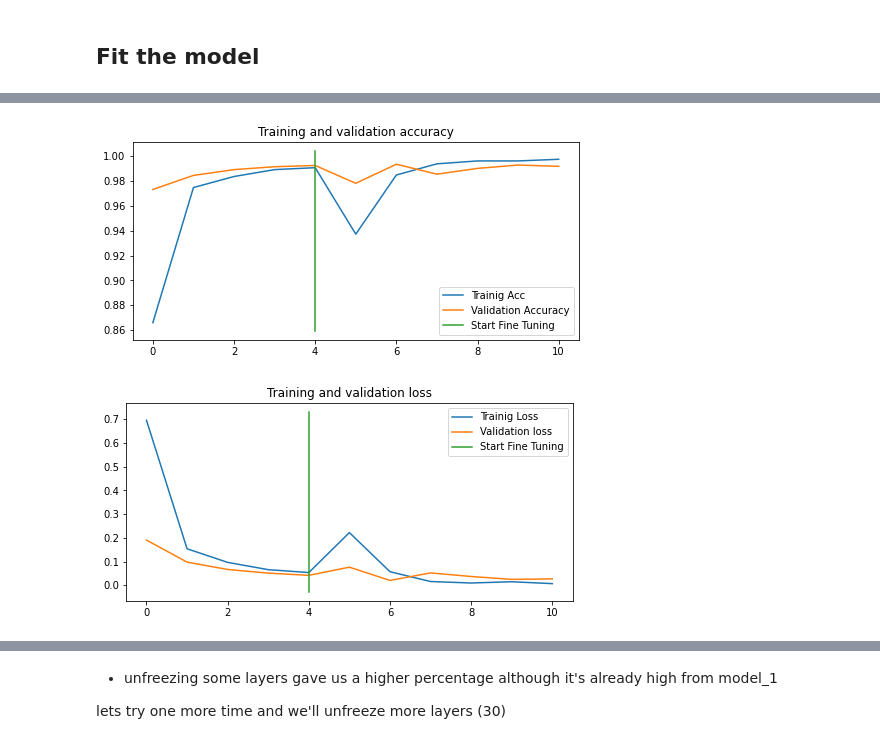
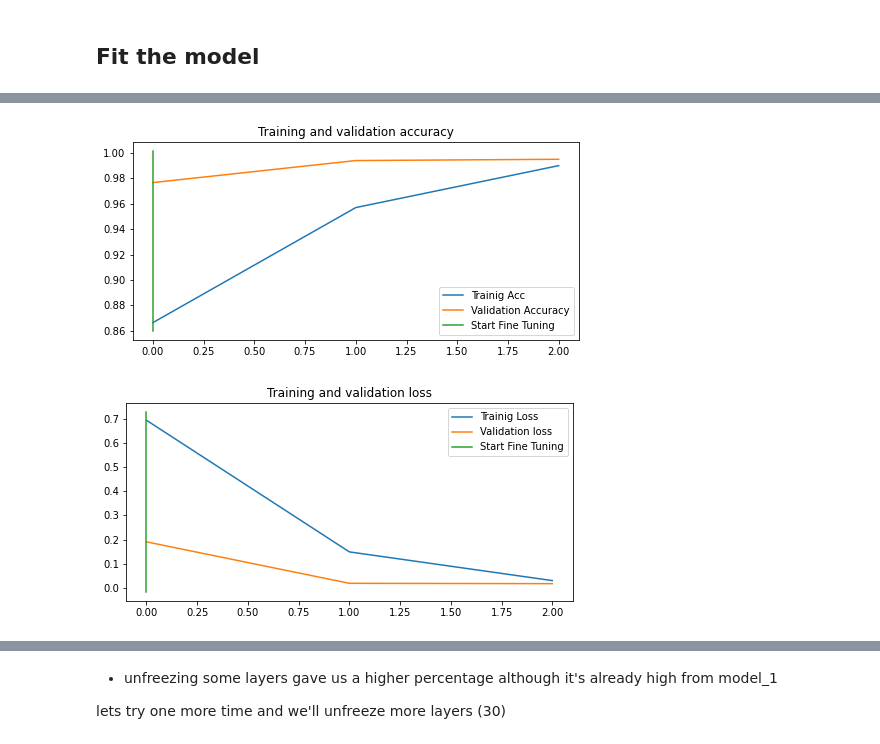
Before and after one commit to kamangir/image-classifier, a Jupyter notebook: image_classifier.ipynb, the cells around one changed output, grey strips where cells are left out. Saved outputs shown, nothing was run; the diff lists cells and outputs as text; code cells hidden in the pictures.

Commit message:
validation - kamangir/bolt#681

```diff
--- a/image_classifier.ipynb
+++ b/image_classifier.ipynb
@@ -28,0 +27,9 @@ TensorFlow: 2.3.2
+# %%
+validation = True
+
+if validation:
+    initial_epochs = 1
+    fine_tune_epochs = 1
+else:
+    initial_epochs = 5
+    fine_tune_epochs = 5
@@ -37,7 +46,7 @@ if 'vegetable-images.zip?dl=0' not in list_dir:
   !wget https://www.dropbox.com/s/lbqzfovdqs02nr8/vegetable-images.zip?dl=0
 # %%
 # Let's create a function to compare training histories
-def compare_histories(original_history, new_history, initial_epochs=5):
+def compare_histories(original_history, new_history, initial_epochs=initial_epochs):
   """
   Compares two TensorFlow History Objects
   """
@@ -339,7 +327,7 @@ for layer_number, layer in enumerate(model_2.layers[2].layers):
 ## Fit the model
 # %%
 
-fine_tuned_epochs = initial_epochs + 5
+fine_tuned_epochs = initial_epochs + fine_tune_epochs
 
 history_2 = model_2.fit(
     test_data,
@@ -367,5 +347,5 @@ Epoch 10/10
-[figure, old version]
+[figure, new version]
-[figure, old version]
+[figure, new version]
 # %%
 model_2_results = model_2.evaluate(test_data)
 # %% [output]
```
Also changed, not shown: parts of 14 cells of this notebook.
